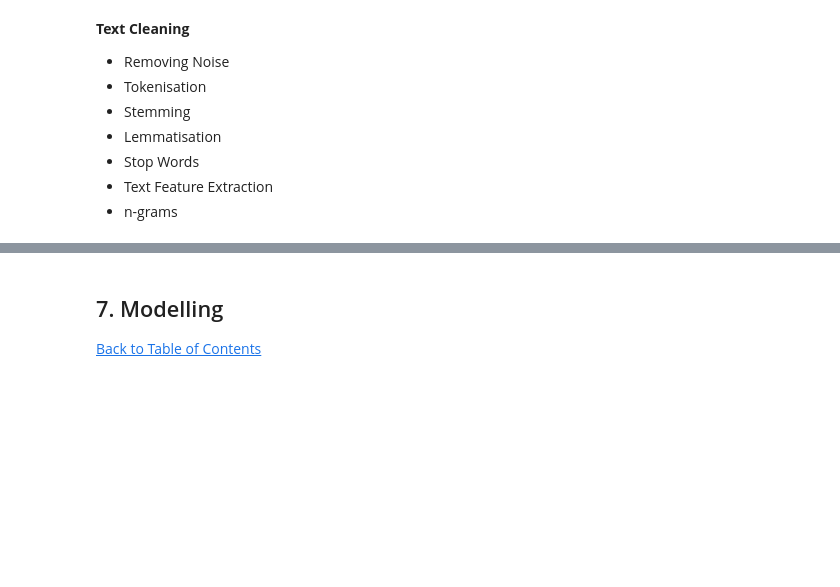
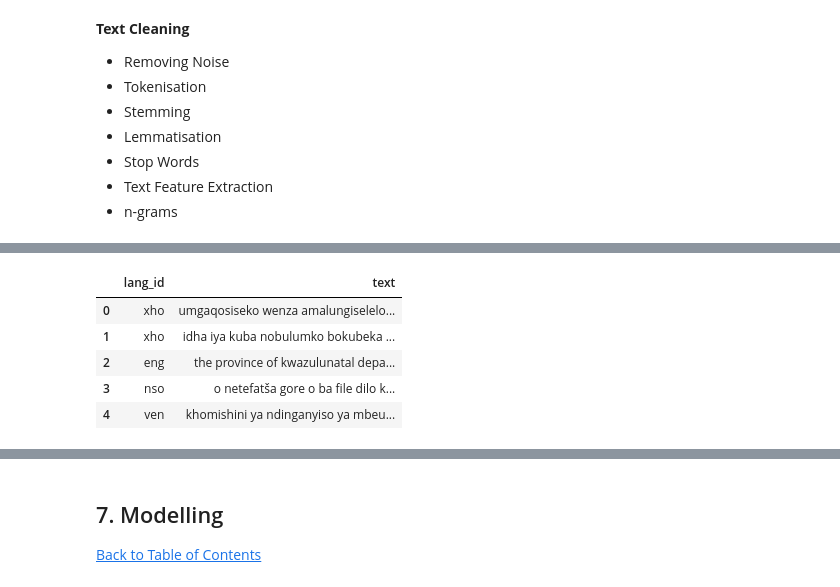
Before and after one commit to leiTiro/Lesego_Tiro-Explore, a Jupyter notebook: SA Laguange Kaggle Challenge.ipynb, the cells around one changed output, grey strips where cells are left out. Drawn from its saved outputs; the diff is of its cells as text; code cells hidden in the pictures; blank space fills up the shorter version.

```diff
--- a/SA Laguange Kaggle Challenge.ipynb
+++ b/SA Laguange Kaggle Challenge.ipynb
@@ -276,4 +289,24 @@ def remove_punctuation(post):
     return ''.join([l for l in post if l not in string.punctuation])
 # %%
 df_train['text'] = df_train['text'].apply(remove_punctuation)
+# %%
+#lower strings
+def clean_num(text):
+    re.sub(r'http\S+', '', text)
+    re.sub(r'\w+:\/{2}[\d\w-]+(\.[\d\w-]+)*(?:(?:\/[^\s/]*))*', '', text)
+    text = re.sub('[%s]' % re.escape(string.punctuation), '', text)
+    text = re.sub('\w*\d\w*', '', text)
+    text = text.lower()
+    return text
+# %%
+df_train['text'] = df_train['text'].apply(clean_num)
+# %%
+df_train.head()
+# %% [output]
+|  | lang_id | text |
+| 0 | xho | umgaqosiseko wenza amalungiselelo... |
+| 1 | xho | idha iya kuba nobulumko bokubeka ... |
+| 2 | eng | the province of kwazulunatal depa... |
+| 3 | nso | o netefatša gore o ba file dilo k... |
+| 4 | ven | khomishini ya ndinganyiso ya mbeu... |
 # %%
```
Also changed, not shown: parts of 47 cells of this notebook, 1 other file.
